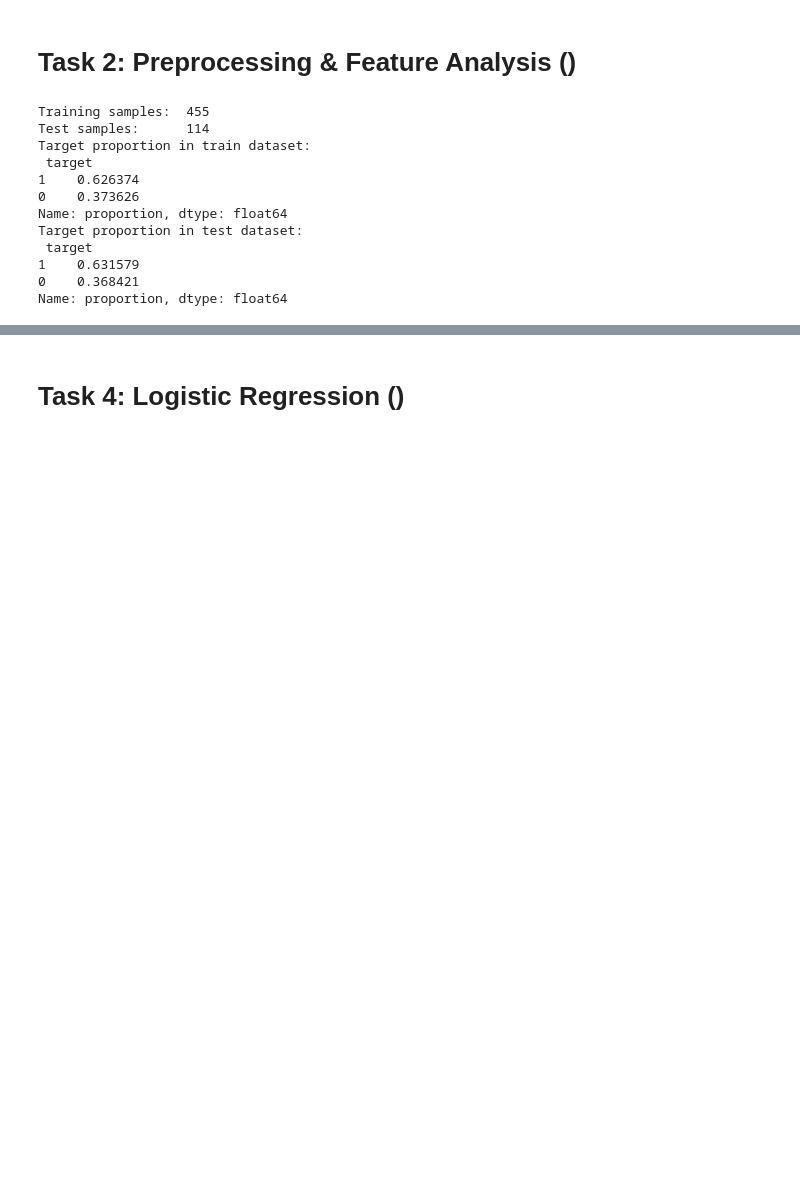
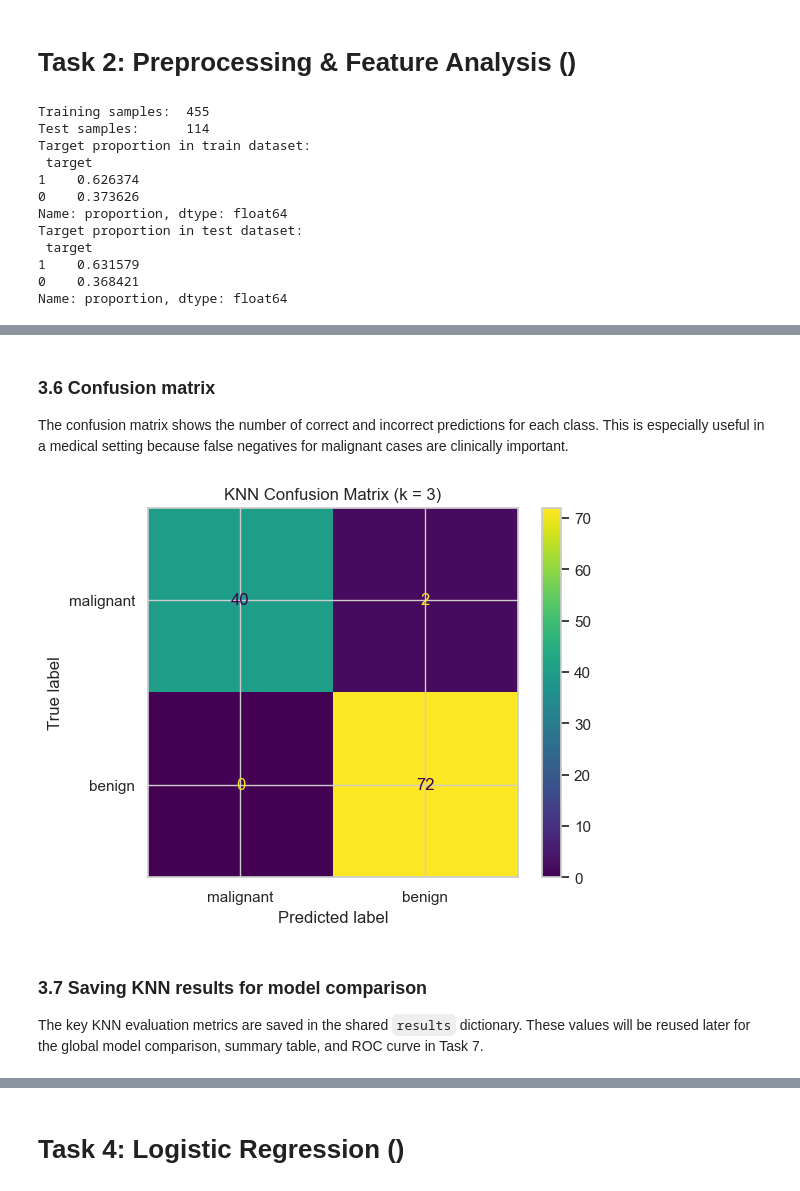
Before and after one commit to harasarahh/machine-learning-projects, a Jupyter notebook: SupervisedLearning/ML_assignment2.ipynb, the cells around one changed output, grey strips where cells are left out. Saved outputs shown, nothing was run; the diff lists cells and outputs as text; code cells hidden in the pictures; blank space fills up the shorter version.

Commit message:
task 3 completed

```diff
--- a/SupervisedLearning/ML_assignment2.ipynb
+++ b/SupervisedLearning/ML_assignment2.ipynb
@@ -220,0 +355,10 @@ Name: proportion, dtype: float64
+# %%
+# Find the row index with the highest test accuracy
+best_index = knn_results["test_accuracy"].idxmax()
+
+# Extract the corresponding k value and accuracy
+best_k = int(knn_results.loc[best_index, "k"])
+best_knn_accuracy = knn_results.loc[best_index, "test_accuracy"]
+
+print(f"Best k: {best_k}")
+print(f"Best test accuracy: {best_knn_accuracy:.4f}")
@@ -220,0 +380,17 @@ Name: proportion, dtype: float64
+# %%
+# Start timer to measure training time
+start_time = time.time()
+
+# Train final KNN model using the selected k
+final_knn = KNeighborsClassifier(n_neighbors=best_k)
+final_knn.fit(X_train_scaled, y_train)
+
+# Stop timer after model fitting
+knn_train_time = time.time() - start_time
+
+# Predict class labels on the scaled test set
+y_pred_knn = final_knn.predict(X_test_scaled)
+
+# Predict class probabilities for ROC/AUC calculation
+# Column 1 corresponds to the positive class: benign
+y_proba_knn = final_knn.predict_proba(X_test_scaled)[:, 1]
@@ -220,0 +421,23 @@ Name: proportion, dtype: float64
+# %% [markdown]
+### 3.6 Confusion matrix
+
+The confusion matrix shows the number of correct and incorrect predictions for each class. This is especially useful in a medical setting because false negatives for malignant cases are clinically important.
+# %%
+# Compute confusion matrix
+cm_knn = confusion_matrix(y_test, y_pred_knn)
+
+# Display confusion matrix with class labels
+disp = ConfusionMatrixDisplay(
+    confusion_matrix=cm_knn,
+    display_labels=["malignant", "benign"]
+)
+
+disp.plot()
+plt.title(f"KNN Confusion Matrix (k = {best_k})")
+plt.show()
+# %% [output]
+[figure, added]
+# %% [markdown]
+### 3.7 Saving KNN results for model comparison
+
+The key KNN evaluation metrics are saved in the shared `results` dictionary. These values will be reused later for the global model comparison, summary table, and ROC curve in Task 7.
```
Also changed, not shown: parts of 19 cells of this notebook.
